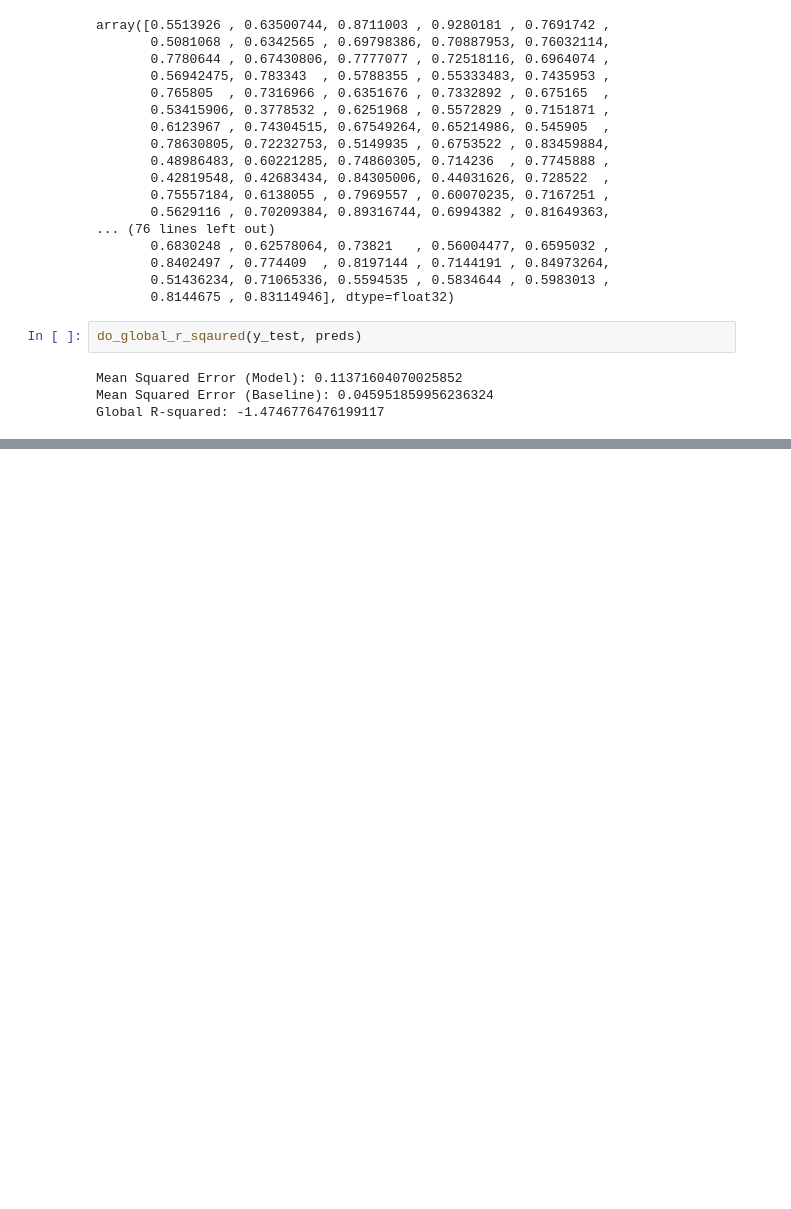
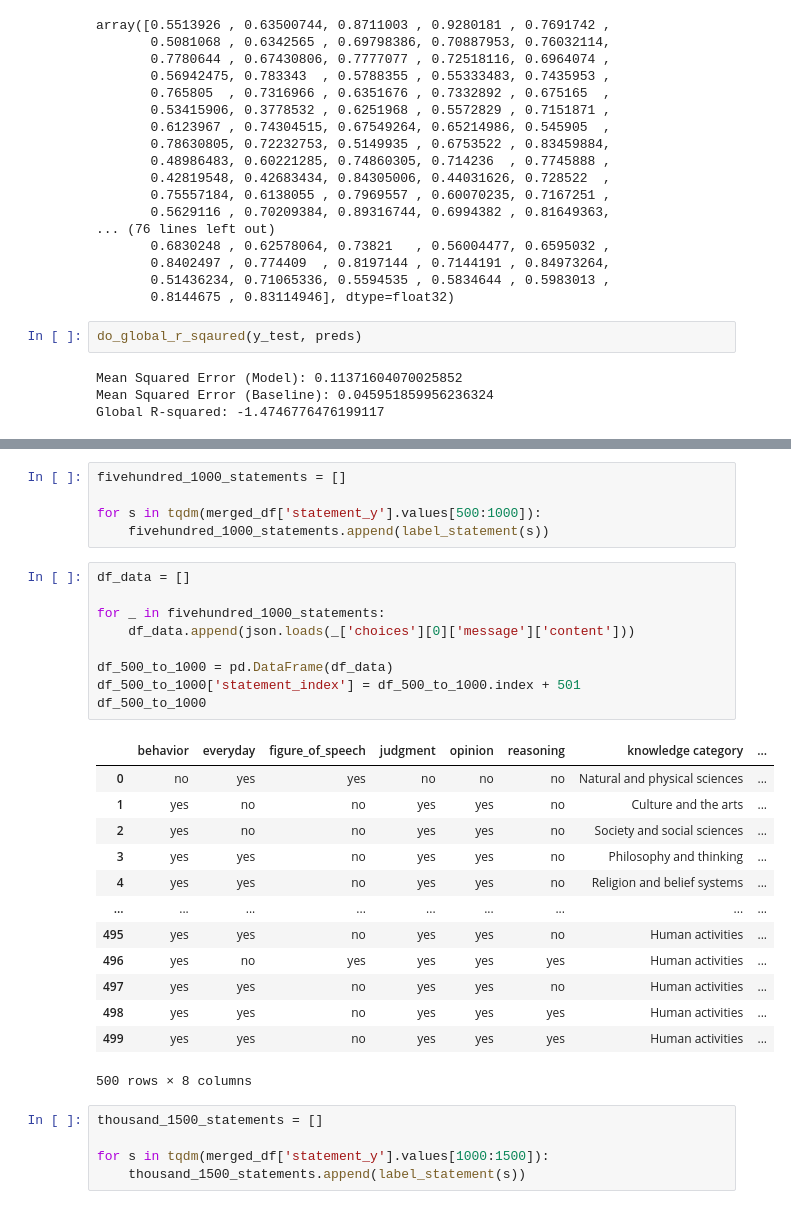
Before and after one commit to Watts-Lab/commonsense-statements, a Jupyter notebook: dimension-prediction.ipynb, the cells around one changed output, grey strips where cells are left out. Drawn from its saved outputs; the diff is of its cells as text; blank space fills up the shorter version.

```diff
--- a/dimension-prediction.ipynb
+++ b/dimension-prediction.ipynb
@@ -238,0 +341,33 @@ Global R-squared: -1.4746776476199117
+# %%
+fivehundred_1000_statements = []
+
+for s in tqdm(merged_df['statement_y'].values[500:1000]):
+    fivehundred_1000_statements.append(label_statement(s))
+# %%
+df_data = []
+
+for _ in fivehundred_1000_statements:
+    df_data.append(json.loads(_['choices'][0]['message']['content']))
+
+df_500_to_1000 = pd.DataFrame(df_data)
+df_500_to_1000['statement_index'] = df_500_to_1000.index + 501
+df_500_to_1000
+# %% [output]
+|  | behavior | everyday | figure_of_speech | judgment | opinion | reasoning | knowledge category | ... |
+| 0 | no | yes | yes | no | no | no | Natural and physical sciences | ... |
+| 1 | yes | no | no | yes | yes | no | Culture and the arts | ... |
+| 2 | yes | no | no | yes | yes | no | Society and social sciences | ... |
+| 3 | yes | yes | no | yes | yes | no | Philosophy and thinking | ... |
+| 4 | yes | yes | no | yes | yes | no | Religion and belief systems | ... |
+| ... | ... | ... | ... | ... | ... | ... | ... | ... |
+| 495 | yes | yes | no | yes | yes | no | Human activities | ... |
+| 496 | yes | no | yes | yes | yes | yes | Human activities | ... |
+| 497 | yes | yes | no | yes | yes | no | Human activities | ... |
+| 498 | yes | yes | no | yes | yes | yes | Human activities | ... |
+| 499 | yes | yes | no | yes | yes | yes | Human activities | ... |
+500 rows × 8 columns
+# %%
+thousand_1500_statements = []
+
+for s in tqdm(merged_df['statement_y'].values[1000:1500]):
+    thousand_1500_statements.append(label_statement(s))
```
Also changed, not shown: parts of 18 cells of this notebook, 2 other files.
